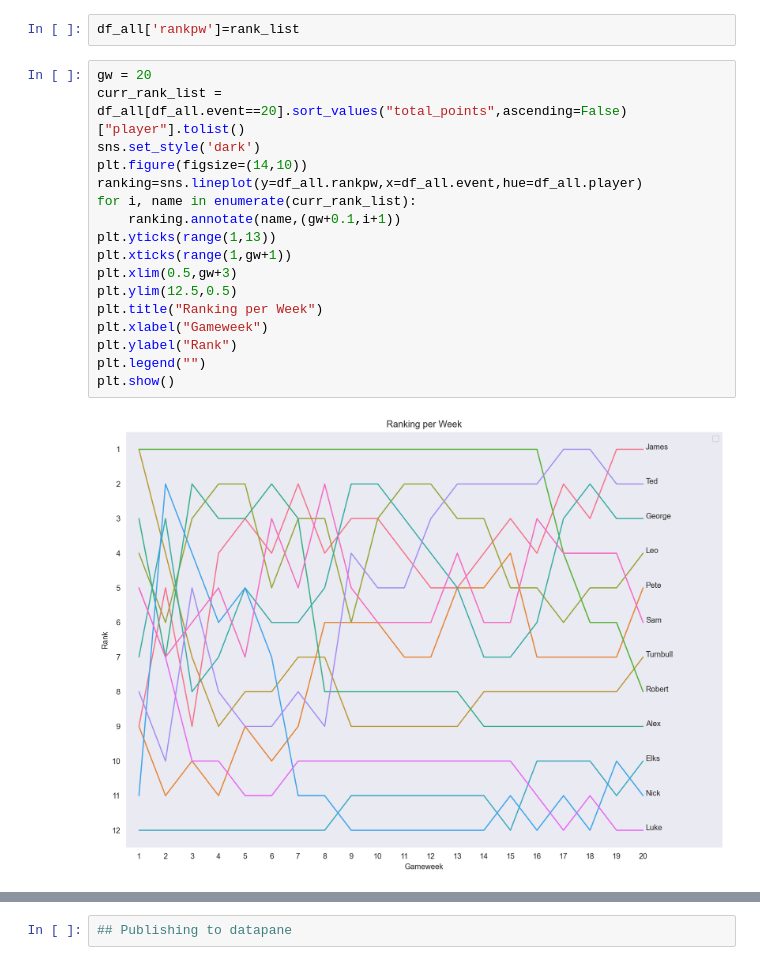
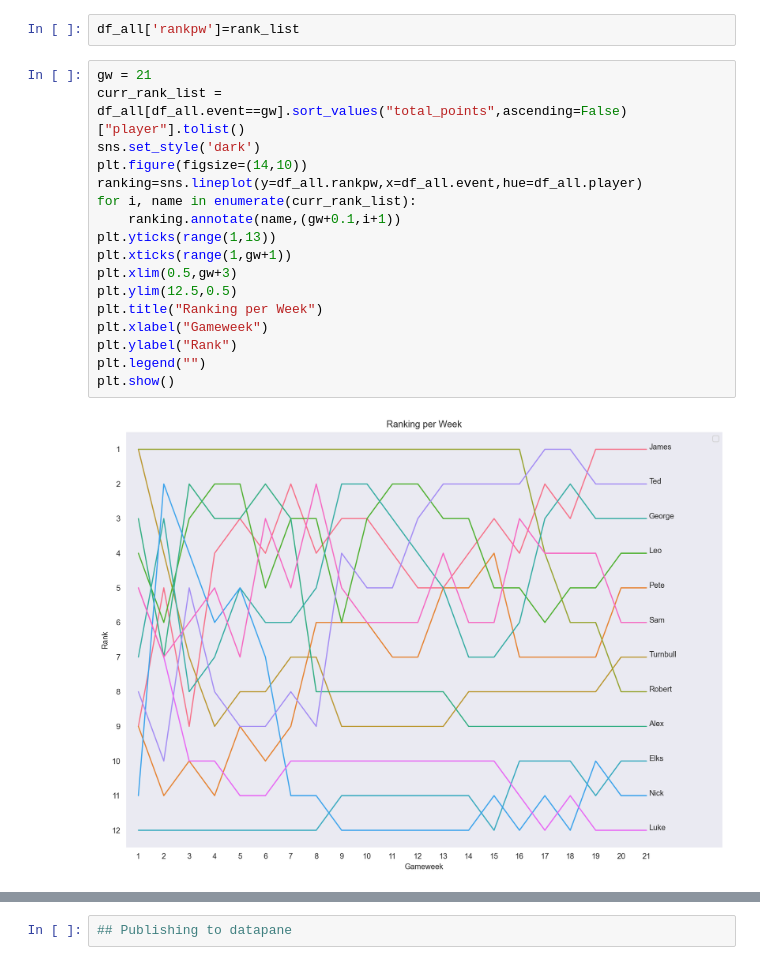
Before and after one commit to Stonehaven-Campaigns/FantasyFootball, a Jupyter notebook: FPL_League_points_graphs.ipynb, the cells around one changed output, grey strips where cells are left out. Cells and saved outputs as stored; diff of their text form.

```diff
--- a/FPL_League_points_graphs.ipynb
+++ b/FPL_League_points_graphs.ipynb
@@ -247,24 +247,24 @@ for e in df_all.event.unique():
 # %%
 df_all['rankpw']=rank_list
 # %%
-gw = 20
-curr_rank_list = df_all[df_all.event==20].sort_values("total_points",ascending=False)["player"].tolist()
+gw = 21
+curr_rank_list = df_all[df_all.event==gw].sort_values("total_points",ascending=False)["player"].tolist()
 sns.set_style('dark')
 plt.figure(figsize=(14,10))
 ranking=sns.lineplot(y=df_all.rankpw,x=df_all.event,hue=df_all.player)
 for i, name in enumerate(curr_rank_list):
     ranking.annotate(name,(gw+0.1,i+1))
 plt.yticks(range(1,13))
 plt.xticks(range(1,gw+1))
 plt.xlim(0.5,gw+3)
 plt.ylim(12.5,0.5)
 plt.title("Ranking per Week")
 plt.xlabel("Gameweek")
 plt.ylabel("Rank")
 plt.legend("")
 plt.show()
 # %% [output]
-[figure, old version]
+[figure, new version]
 # %%
 # Current team value
 df_temp = df_all[df_all['event']==df_all['event'].max()][['value','bank','player']].sort_values('value')
```
Also changed, not shown: parts of 7 cells of this notebook, 1 other file.
